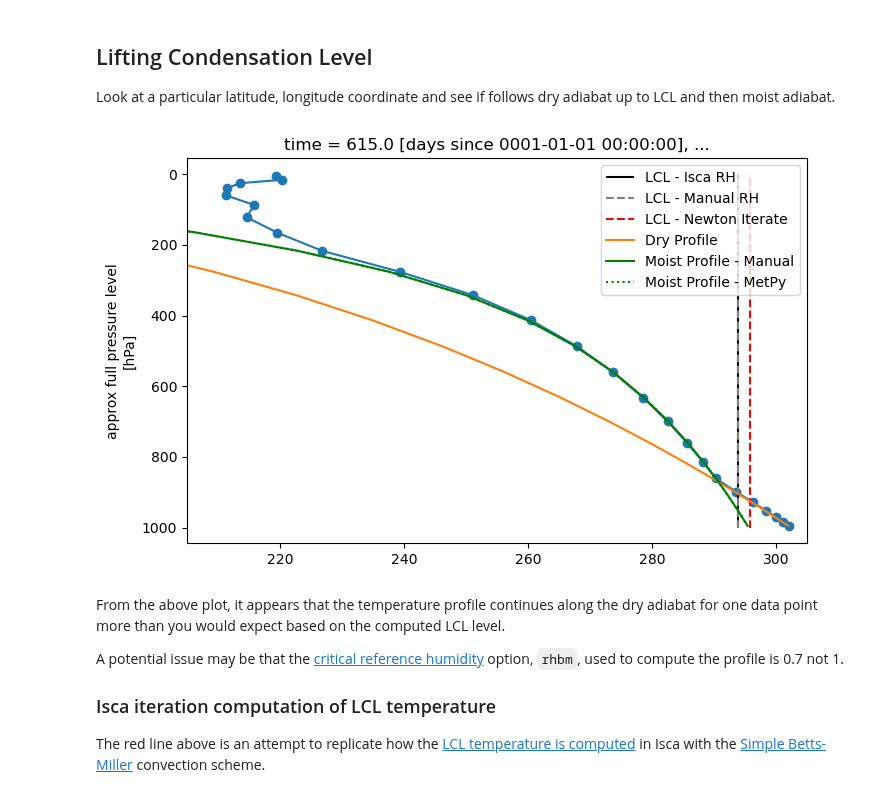
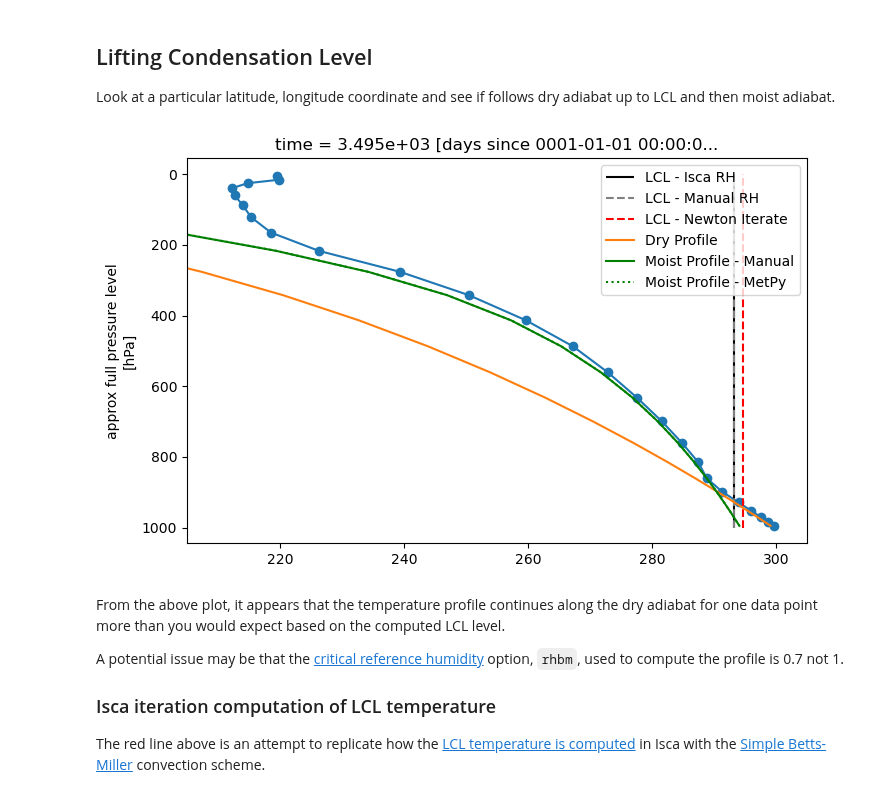
Before and after one commit to jduffield65/Isca, a Jupyter notebook: jobs/convective_coupling/aquaplanet/d5_2/lcl_notebook.ipynb, the cells around one changed output. Saved outputs shown, nothing was run; the diff lists cells and outputs as text; code cells hidden in the pictures.

```diff
--- a/jobs/convective_coupling/aquaplanet/d5_2/lcl_notebook.ipynb
+++ b/jobs/convective_coupling/aquaplanet/d5_2/lcl_notebook.ipynb
@@ -38,7 +38,7 @@ isca_tools.plot.plot_spin_up(ds.olr, frierson_net_toa_sw_dwn(ds.swdn_toa, ds.ps,
 ## Lifting Condensation Level
 Look at a particular latitude, longitude coordinate and see if follows dry adiabat up to LCL and then moist adiabat.
 # %%
-ds_tropics = ds.sel(lon=[240.125], lat=[0], time=[600], method="nearest")
+ds_tropics = ds.sel(lon=[240.125], lat=[10], time=[3500], method="nearest")
 fig, ax = plt.subplots(1,1, figsize=(8, 5))
 ax.scatter(ds_tropics.temp.to_numpy(), ds_tropics.temp.pfull.to_numpy())        # Add data points to see how discrete data is
 ds_tropics.temp.plot(yincrease=False, y='pfull', ax=ax);
@@ -57,35 +57,38 @@ def lcl_opt_func(x):
     # based on the fact that potential temperature at LCL is the same as it is at the parcel origin because
     # there is dry air in between, and also that mixing ratio is conserved between the surface and the LCL.
     p = float(ds_tropics.ps)
     p_ref = 1e5
     r = mixing_ratio_from_sphum(float(ds_tropics.sphum_2m))
 
-    theta = x*(p/p_ref)**-kappa     # potential temperature
+    theta = x*(p_ref/p)**kappa     # potential temperature
     value = theta**(-1/kappa) * p_ref * r/(epsilon+r)
     # value = x**(-1/kappa) * p * r/(epsilon+r)
+
+    # sat_p_holden = 611 * np.exp(2.5e6/461.41 * (1/273.15 - 1/x))
+    # return value - sat_p_holden / x**(1/kappa)
     return value - saturation_vapor_pressure(x)/x**(1/kappa)
 lcl_newton = optimize.newton(lcl_opt_func, 270)
 
 ax.vlines(lcl_newton,1000,0, linestyles='--',colors='red', label='LCL - Newton Iterate');
 
 dry_temp = dry_profile(ds_tropics.temp_2m, ds_tropics.ps, ds_tropics.temp.pfull*100)
 dry_temp.plot(ax=ax, y='pfull', label='Dry Profile')
 
 moist_temp = moist_profile(float(ds_tropics.temp_2m), float(ds_tropics.ps), ds_tropics.temp.pfull.to_numpy()*100)
 p_moist_start = ds_tropics.temp.pfull.to_numpy().flatten()[-7] * 100
 temp_moist_start = ds_tropics.temp.to_numpy().flatten()[-7]
 moist_temp = moist_profile(temp_moist_start, p_moist_start, ds_tropics.temp.pfull.to_numpy()*100)
 ax.plot(moist_temp, ds_tropics.temp.pfull, color='green', label='Moist Profile - Manual')
 
 from metpy.units import units
 from metpy.calc import moist_lapse
 metpy_moist_temp = moist_lapse(ds_tropics.temp.pfull.to_numpy()*100 * units.pascal, temp_moist_start*units.kelvin, p_moist_start * units.pascal)
 ax.plot(metpy_moist_temp, ds_tropics.temp.pfull, color='green', linestyle=':', label='Moist Profile - MetPy')
 
 ax.set_xlim([205,305])
 plt.legend();
 # %% [output]
-[figure, old version]
+[figure, new version]
 # %% [markdown]
 From the above plot, it appears that the temperature profile continues along the dry adiabat for one data point more than you would expect based on the computed LCL level.
 
```
Also changed, not shown: 22 other files.
